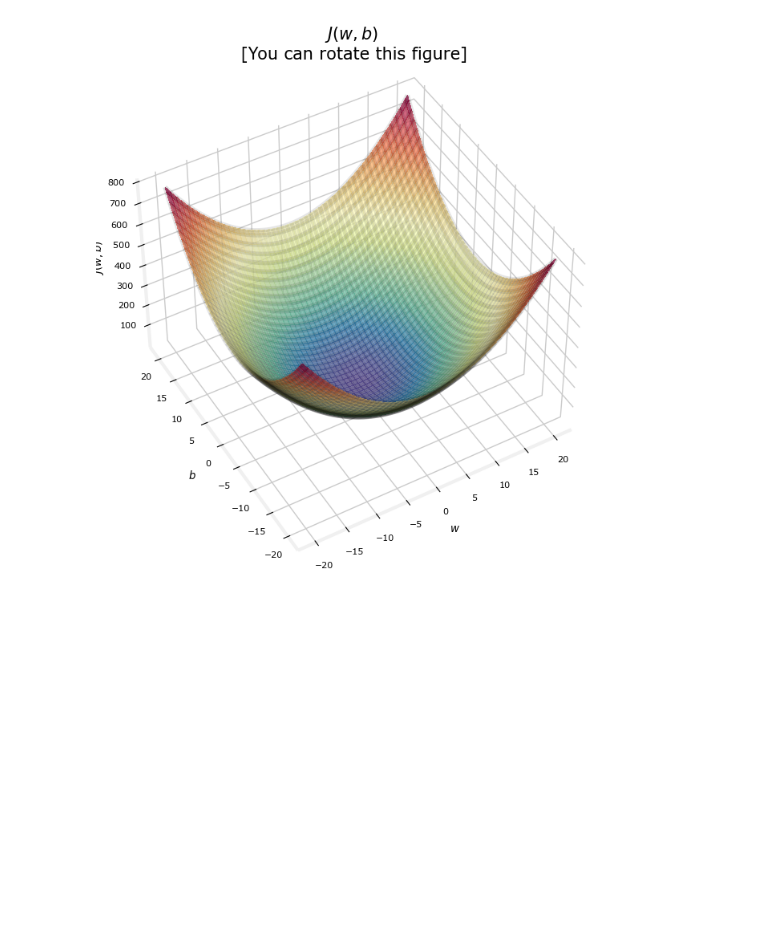
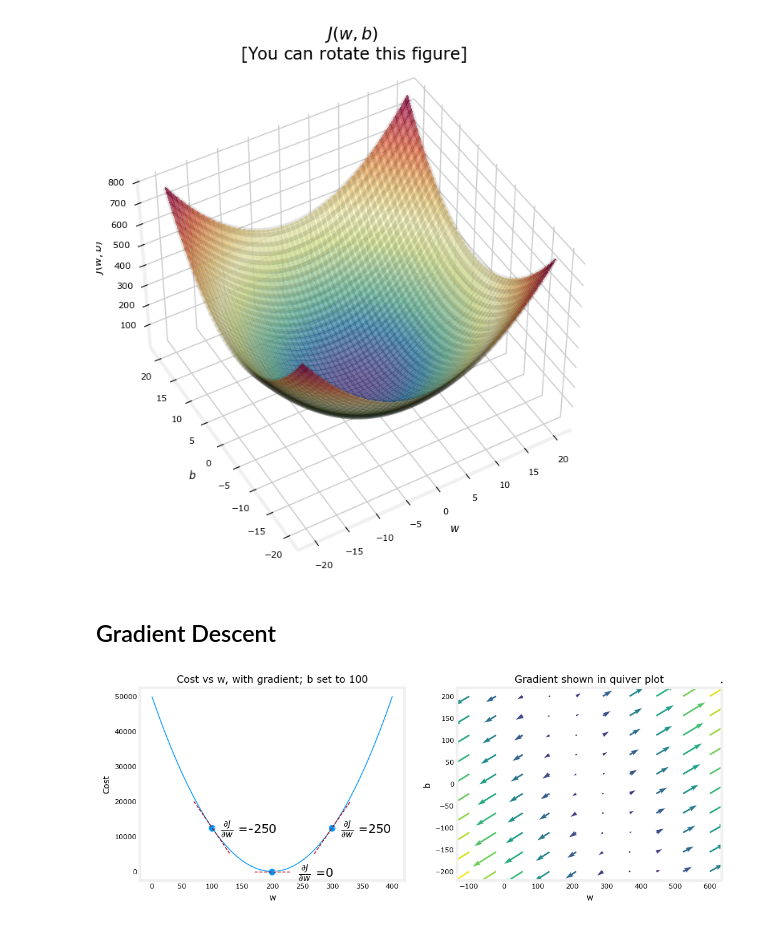
Before and after one commit to Hafsa518/Sample, a Jupyter notebook: ML in AI/Untitled.ipynb, the cells around one changed output. Saved outputs shown, nothing was run; the diff lists cells and outputs as text; code cells hidden in the pictures; blank space fills up the shorter version.

```diff
--- a/ML in AI/Untitled.ipynb
+++ b/ML in AI/Untitled.ipynb
@@ -109,3 +109,46 @@ updater = plt_update_onclick(fig, ax, x_train, y_train, dyn_items)
 soup_bowl()
 # %% [output]
 [figure]
+# %% [markdown]
+## Gradient Descent
+# %%
+import math, copy
+import numpy as np
+import matplotlib.pyplot as plt
+plt.style.use('./deeplearning.mplstyle')
+from lab_utils_uni import plt_house_x, plt_contour_wgrad, plt_divergence, plt_gradients
+# %%
+x_train = np.array([1.0, 2.0])
+y_train = np.array([300.0, 500.0])
+# %%
+def compute_cost(x, y, w, b):
+
+    m = x.shape[0]
+    cost = 0
+
+    for i in range(m):
+        f_wb = w*x[i] + b
+        cost = cost + (f_wb-y[i])**2
+    total_cost = 1/(2*m)*cost
+    return total_cost
+# %%
+def compute_gradient(x, y, w, b):
+    m = x.shape[0]
+    dj_dw = 0
+    dj_db = 0
+
+    for i in range(m):
+        f_wb = w * x[i] + b
+        dj_dw_i = (f_wb - y[i]) * x[i]
+        dj_db_i = f_wb - y[i]
+        dj_db += dj_db_i
+        dj_dw += dj_dw_i
+    dj_dw = dj_dw / m
+    dj_db = dj_db / m
+
+    return dj_dw, dj_db
+# %%
+plt_gradients(x_train,y_train, compute_cost, compute_gradient)
+plt.show()
+# %% [output]
+[figure, added]
```
Also changed, not shown: parts of 7 cells of this notebook.
